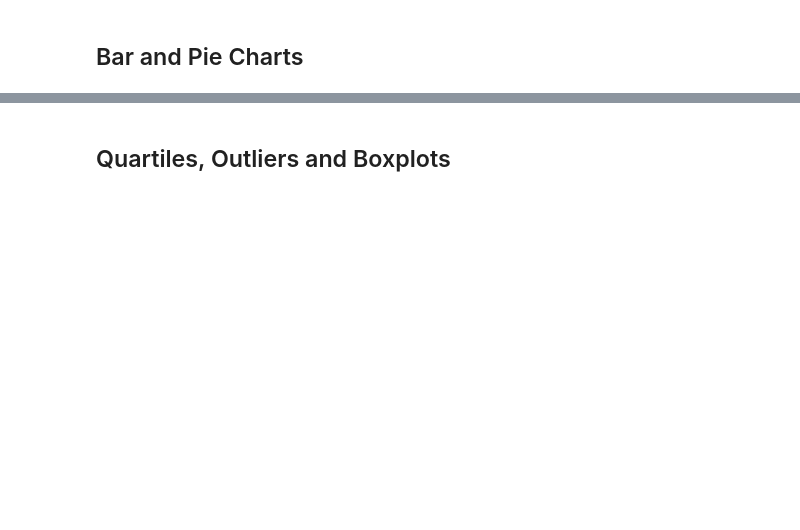
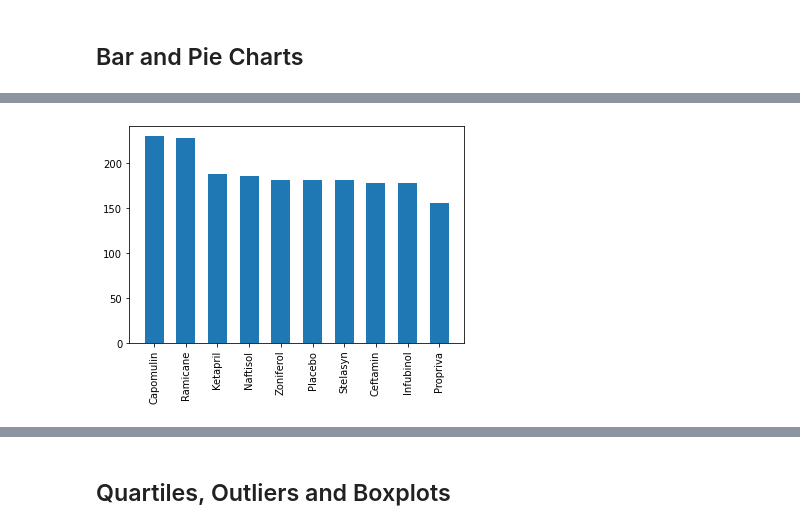
Before and after one commit to BananasFoster623/matplotlib-challenge, a Jupyter notebook: pymaceuticals_starter.ipynb, the cells around one changed output, grey strips where cells are left out. Cells and saved outputs as stored; diff of their text form; code cells hidden in the pictures; blank space fills up the shorter version.

```diff
--- a/pymaceuticals_starter.ipynb
+++ b/pymaceuticals_starter.ipynb
@@ -68,2 +129,7 @@ The number of mice in our dataset is what we expected at 249.
 # %%
-# Generate a bar plot showing the total number of mice for each treatment throughout the course of the study using pyplot.
+# Generate a bar plot showing the total number of mice for each treatment throughout the course of the study using pandas.
+# NOTE: Need to use pyplot.bar()
+bar2 = plt.bar(regimenCount.index, regimenCount["Mouse ID"], width=0.6)
+bar2 = plt.xticks(rotation=90)
+# %% [output]
+[figure, added]
```
Also changed, not shown: parts of 32 cells of this notebook.
